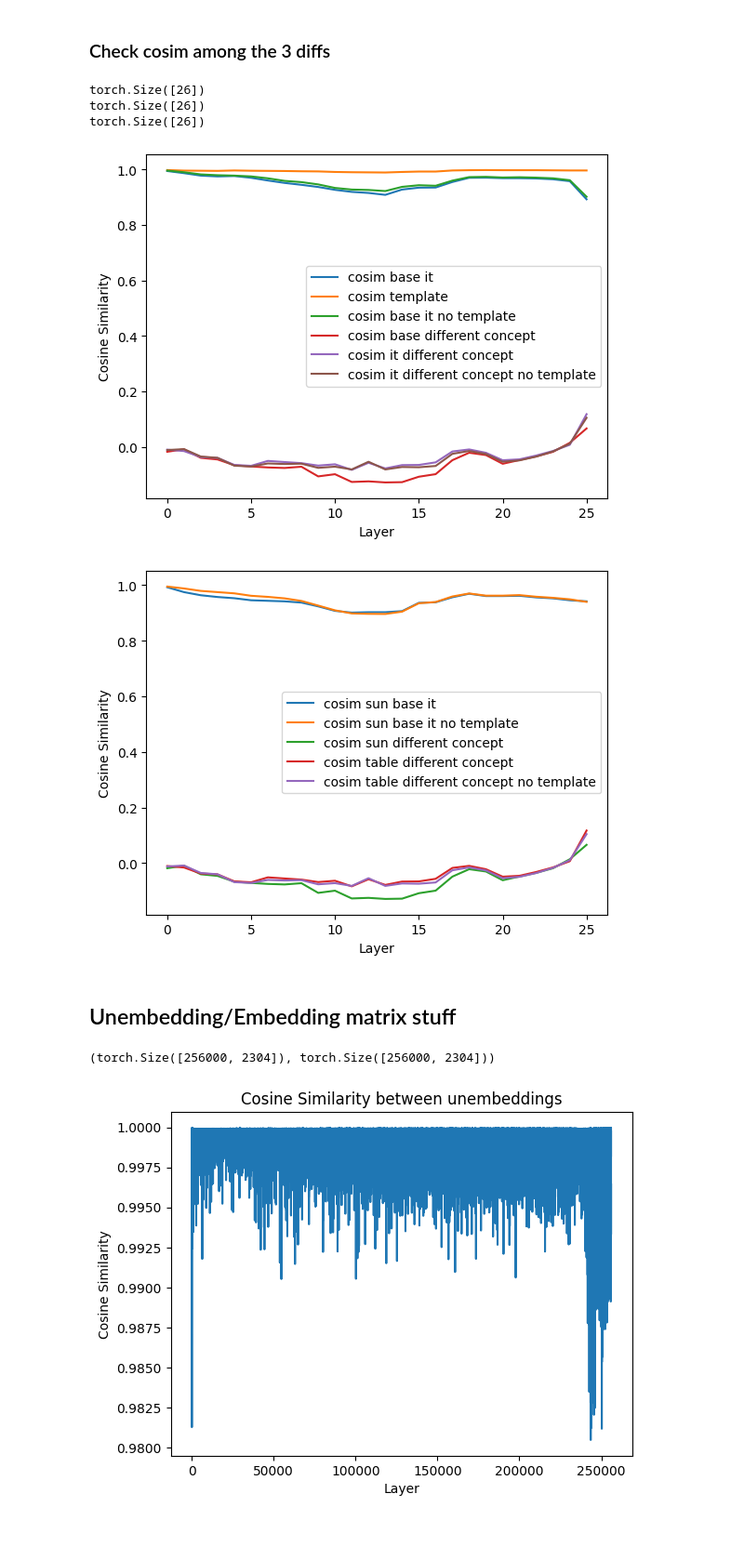
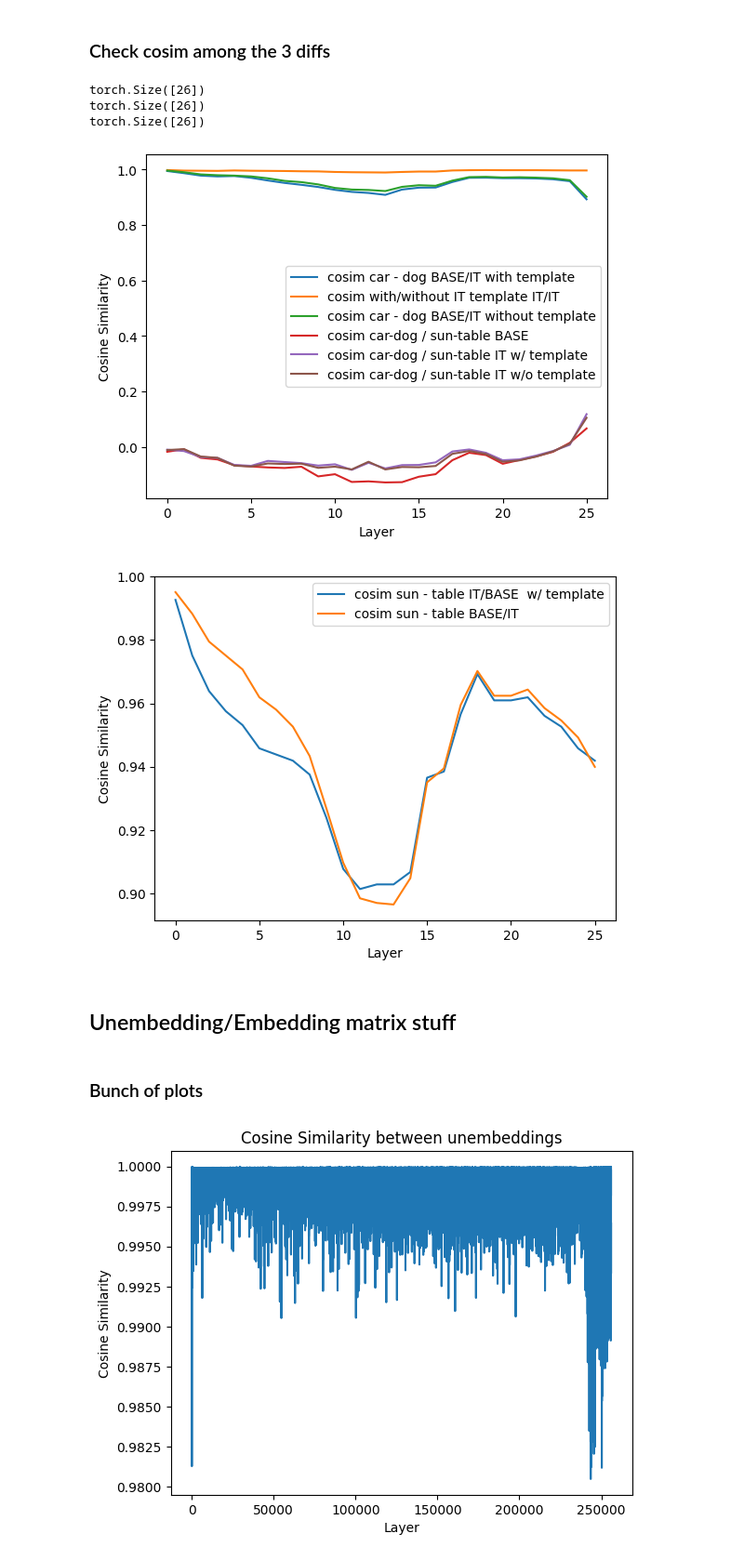
Before and after one commit to science-of-finetuning/sparsity-artifacts-crosscoders, a Jupyter notebook: notebooks/concept_diff.ipynb, the cells around one changed output. Shown at 93% size. Drawn from its saved outputs; the diff is of its cells as text; code cells hidden in the pictures; blank space fills up the shorter version.

```diff
--- a/concept_diff.ipynb
+++ b/notebooks/concept_diff.ipynb
@@ -63,12 +63,12 @@ print(cosim_base_it.shape)
 print(cosim_template.shape)
 print(cosim_base_it_no_template.shape)
 fig, ax = plt.subplots()
-ax.plot(cosim_base_it, label="cosim base it")
-ax.plot(cosim_template, label="cosim template")
-ax.plot(cosim_base_it_no_template, label="cosim base it no template")
-ax.plot(cosim_base_diff, label="cosim base different concept")
-ax.plot(cosim_it_diff, label="cosim it different concept")
-ax.plot(cosim_it_diff_no_template, label="cosim it different concept no template")
+ax.plot(cosim_base_it, label="cosim car - dog BASE/IT with template")
+ax.plot(cosim_template, label="cosim with/without IT template IT/IT")
+ax.plot(cosim_base_it_no_template, label="cosim car - dog BASE/IT without template")
+ax.plot(cosim_base_diff, label="cosim car-dog / sun-table BASE")
+ax.plot(cosim_it_diff, label="cosim car-dog / sun-table IT w/ template")
+ax.plot(cosim_it_diff_no_template, label="cosim car-dog / sun-table IT w/o template")
 ax.set_xlabel("Layer")
 ax.set_ylabel("Cosine Similarity")
 ax.legend()
@@ -77,29 +77,22 @@ plt.show()
 torch.Size([26])
 torch.Size([26])
 torch.Size([26])
-[figure, old version]
+[figure, new version]
 # %%
 # check sun - table cosim
 cosim_sun_base_it = th.nn.functional.cosine_similarity(sun_to_table_base, sun_to_table_it, dim=1)
 cosim_sun_base_it_no_template = th.nn.functional.cosine_similarity(sun_to_table_base, sun_to_table_it_no_template, dim=1)
 cosim_sun_diff = th.nn.functional.cosine_similarity(sun_to_table_base, car_to_dog_base, dim=1)
 cosim_table_diff = th.nn.functional.cosine_similarity(sun_to_table_it, car_to_dog_it, dim=1)
 cosim_table_diff_no_template = th.nn.functional.cosine_similarity(sun_to_table_it_no_template, car_to_dog_it_no_template, dim=1)
 fig, ax = plt.subplots()
-ax.plot(cosim_sun_base_it, label="cosim sun base it")
-ax.plot(cosim_sun_base_it_no_template, label="cosim sun base it no template")
-ax.plot(cosim_sun_diff, label="cosim sun different concept")
-ax.plot(cosim_table_diff, label="cosim table different concept")
-ax.plot(cosim_table_diff_no_template, label="cosim table different concept no template")
+ax.plot(cosim_sun_base_it, label="cosim sun - table IT/BASE  w/ template")
+ax.plot(cosim_sun_base_it_no_template, label="cosim sun - table BASE/IT")
 ax.set_xlabel("Layer")
 ax.set_ylabel("Cosine Similarity")
 ax.legend()
 plt.show()
 # %% [output]
-[figure, old version]
+[figure, new version]
 # %% [markdown]
 ## Unembedding/Embedding matrix stuff
-# %%
-base_model.lm_head.weight.shape, it_model.lm_head.weight.shape
-# %% [output]
-(torch.Size([256000, 2304]), torch.Size([256000, 2304]))
@@ -106,3 +105,5 @@ base_model.lm_head.weight.shape, it_model.lm_head.weight.shape
+# %% [markdown]
+### Bunch of plots
 # %%
 # compute cosim between both lm_heads vectors
 cosim_lm_heads = th.nn.functional.cosine_similarity(base_model.lm_head.weight.data.cpu().float(), it_model.lm_head.weight.data.cpu().float(), dim=1)
```
Also changed, not shown: parts of 20 cells of this notebook.
